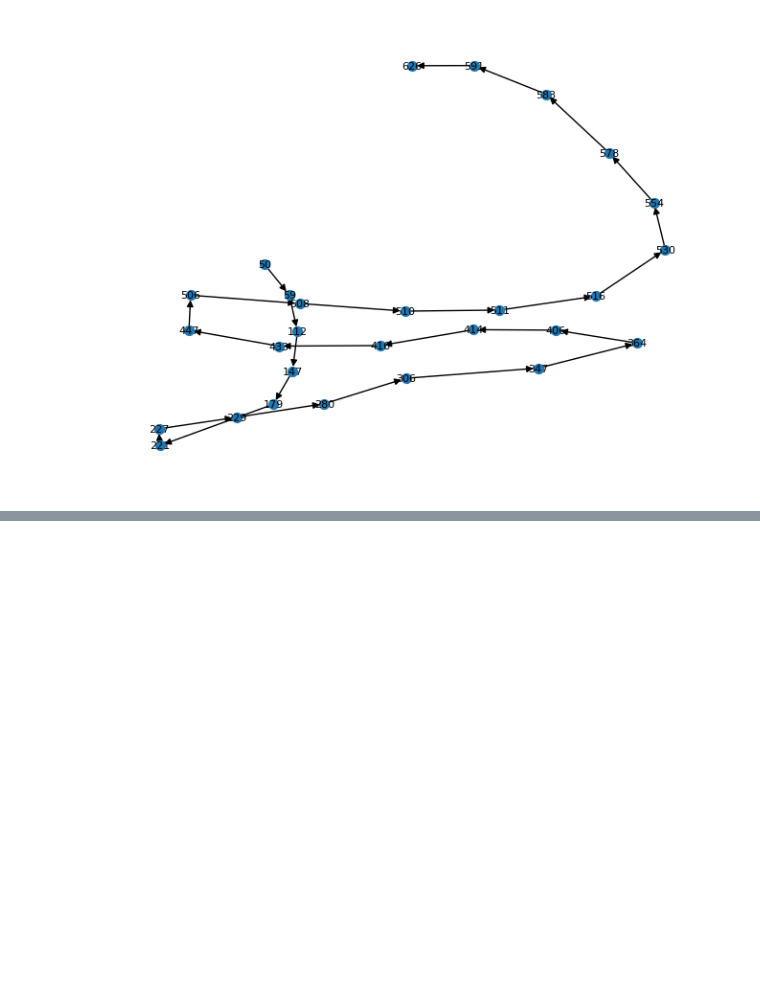
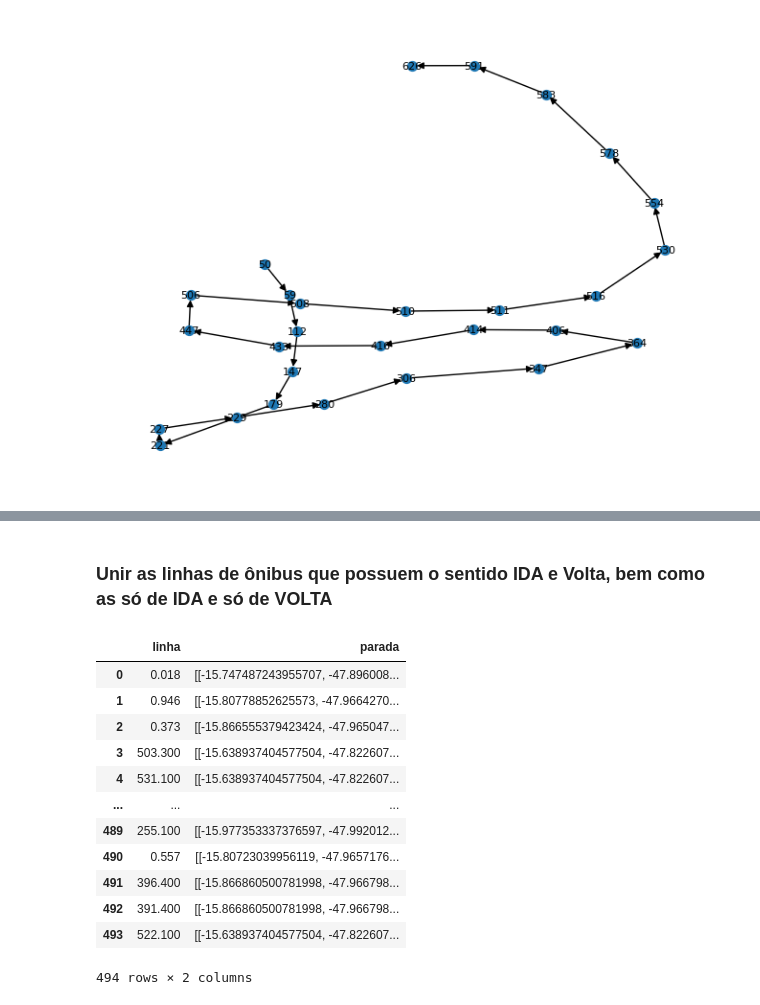
Before and after one commit to ResidenciaTICBrisa/02_RotaOnibus, a Jupyter notebook: docs/Notebooks/LinhaOnibus-Grafo.ipynb, the cells around one changed output, grey strips where cells are left out. Saved outputs shown, nothing was run; the diff lists cells and outputs as text; code cells hidden in the pictures; blank space fills up the shorter version.

```diff
--- a/docs/Notebooks/LinhaOnibus-Grafo.ipynb
+++ b/docs/Notebooks/LinhaOnibus-Grafo.ipynb
@@ -440,3 +459,39 @@ for origem, destino, data in grafo.edges(data=True):
 m
 # %% [output]
 [interactive output not drawn]
+# %% [markdown]
+### Unir as linhas de ônibus que possuem o sentido IDA e Volta, bem como as só de IDA e só de VOLTA
+# %%
+# Junta os DataFrames da 'IDA' e 'VOLTA' usando o número da linha como chave
+merged_df = linhasTratadasIda.merge(linhasTratadasVolta, on='linha')
+
+# Cria uma nova coluna 'parada' que contém a união das paradas da IDA e da VOLTA
+merged_df['parada'] = merged_df['parada_x'] + merged_df['parada_y']
+
+# Mantém apenas as colunas relevantes
+merged_df = merged_df[['linha', 'parada']]
+
+# Identifica as linhas de ônibus presentes apenas na IDA
+linhas_somente_ida = linhasTratadasIda[~linhasTratadasIda['linha'].isin(linhasTratadasVolta['linha'])]
+
+# Identifica as linhas de ônibus presentes apenas na VOLTA
+linhas_somente_volta = linhasTratadasVolta[~linhasTratadasVolta['linha'].isin(linhasTratadasIda['linha'])]
+
+# Junta as linhas de ônibus que existem apenas na IDA e apenas na VOLTA
+linhas_completas = pd.concat([merged_df, linhas_somente_ida, linhas_somente_volta], ignore_index=True)
+
+linhas_completas
+# %% [output]
+|  | linha | parada |
+| 0 | 0.018 | [[-15.747487243955707, -47.896008... |
+| 1 | 0.946 | [[-15.80778852625573, -47.9664270... |
+| 2 | 0.373 | [[-15.866555379423424, -47.965047... |
+| 3 | 503.300 | [[-15.638937404577504, -47.822607... |
+| 4 | 531.100 | [[-15.638937404577504, -47.822607... |
+| ... | ... | ... |
+| 489 | 255.100 | [[-15.977353337376597, -47.992012... |
+| 490 | 0.557 | [[-15.80723039956119, -47.9657176... |
+| 491 | 396.400 | [[-15.866860500781998, -47.966798... |
+| 492 | 391.400 | [[-15.866860500781998, -47.966798... |
+| 493 | 522.100 | [[-15.638937404577504, -47.822607... |
+494 rows × 2 columns
```
Also changed, not shown: parts of 5 cells of this notebook.
